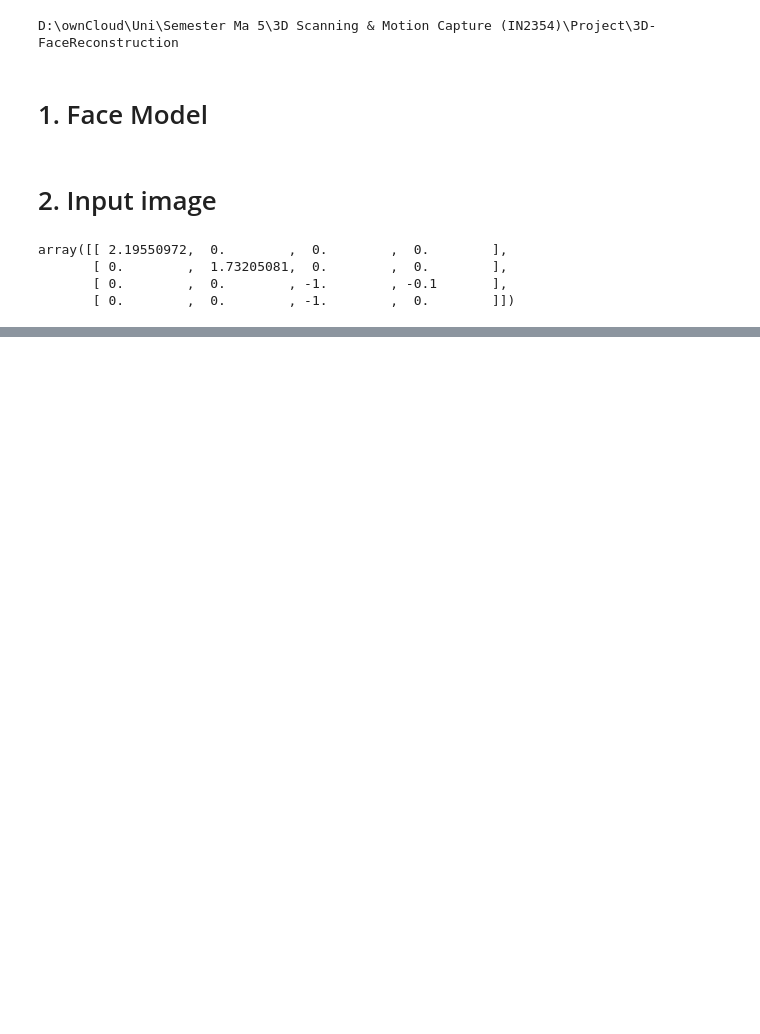
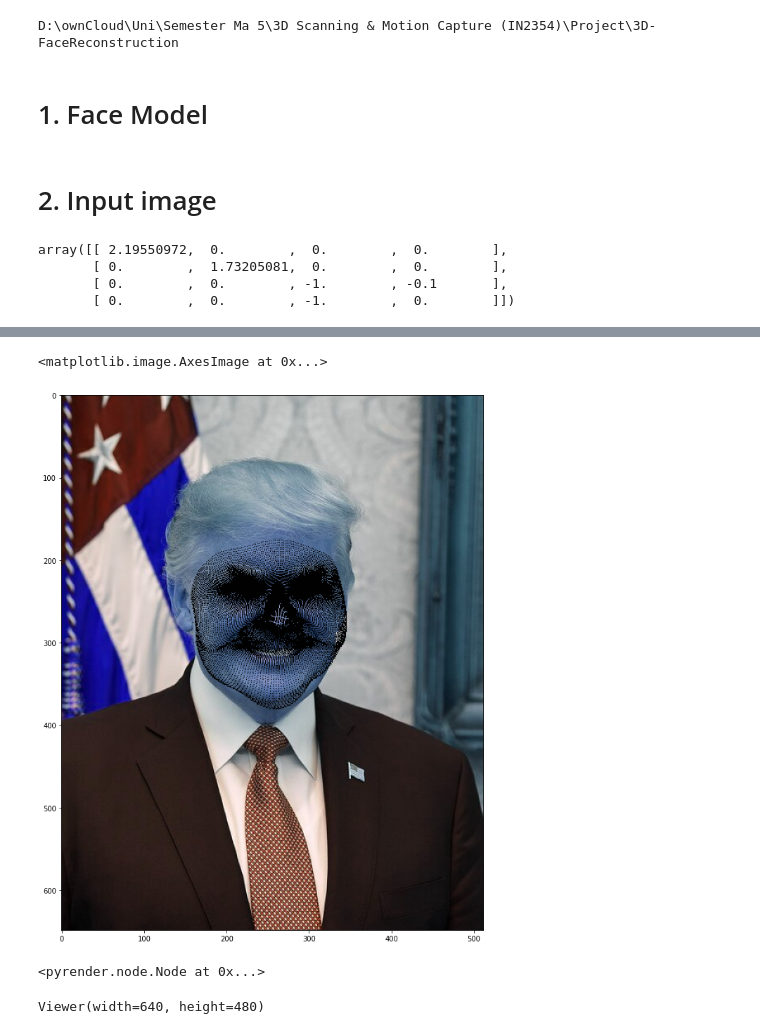
Before and after one commit to huberl/3D-FaceReconstruction, a Jupyter notebook: notebooks/04_sparse_reconstruction.ipynb, the cells around one changed output, grey strips where cells are left out. Drawn from its saved outputs; the diff is of its cells as text; code cells hidden in the pictures; blank space fills up the shorter version.

```diff
--- a/notebooks/04_sparse_reconstruction.ipynb
+++ b/notebooks/04_sparse_reconstruction.ipynb
@@ -124,0 +256,4 @@ optimize.least_squares(loss, np.array([100]))
+# %%
+img = cv2.imread(img_path)
+# %%
+img = np.zeros((img.shape[0], img.shape[1]))
@@ -124,0 +263,6 @@ optimize.least_squares(loss, np.array([100]))
+# %%
+plt.figure(figsize=(20, 14))
+plt.imshow(img)
+# %% [output]
+<matplotlib.image.AxesImage at 0x...>
+[figure, added]
@@ -124,0 +274,11 @@ optimize.least_squares(loss, np.array([100]))
+# %%
+scene = pyrender.Scene()
+scene.add(pyrender.Mesh.from_trimesh(face_trimesh))
+scene.add(perspective_camera, pose=params.camera_pose)
+scene.add(directional_light)
+# %% [output]
+<pyrender.node.Node at 0x...>
+# %%
+pyrender.Viewer(scene, use_raymond_lighting=True)
+# %% [output]
+Viewer(width=640, height=480)
```
Also changed, not shown: parts of 27 cells of this notebook, 1 other file.
